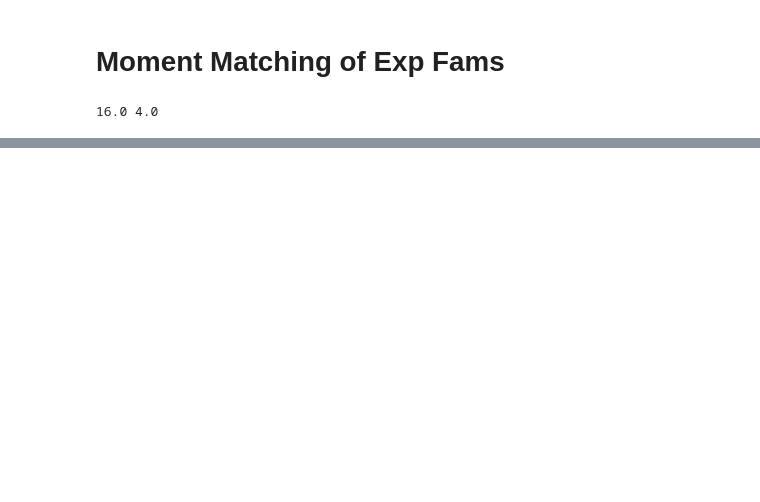
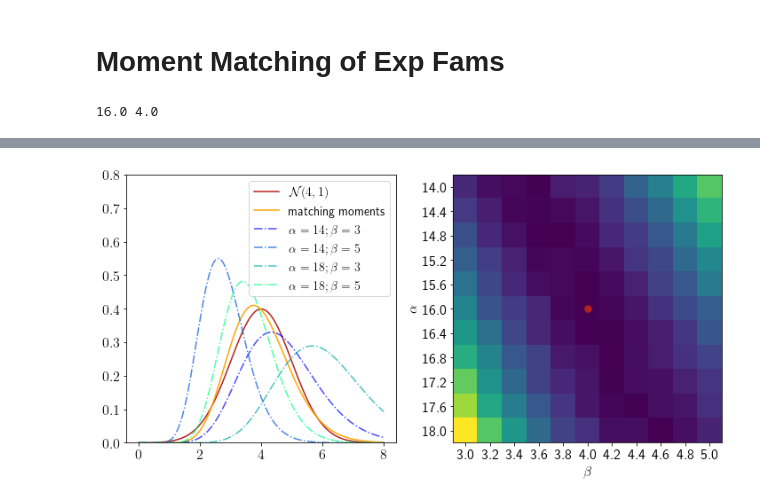
Before and after one commit to mariushobbhahn/Exponential_Families_visual_tutorial, a Jupyter notebook: ExpFam_Basics.ipynb, the cells around one changed output, grey strips where cells are left out. Cells and saved outputs as stored; diff of their text form; code cells hidden in the pictures; blank space fills up the shorter version.

```diff
--- a/ExpFam_Basics.ipynb
+++ b/ExpFam_Basics.ipynb
@@ -282,6 +304,13 @@ gamma_var = a2_g/l2**2
 
 gamma_mean_samples = np.mean(gamma_samples)
 gamma_var_samples = np.var(gamma_samples)
+
+
+plt.rc('xtick', labelsize=16)
+plt.rc('ytick', labelsize=16)
+plt.rc('axes', labelsize=16)
+legend_size=14
+title_size=16
 
 plt.figure(figsize=(10, 5))
 plt.plot(x_, gamma_pdf_moments, color='firebrick', label='Gamma pdf')
@@ -318,20 +355,27 @@ random_gamma_pdf = gamma_pdf(x_, a, b)
 a_s = [14, 18]
 b_s = [3, 5]
 
+plt.rc('xtick', labelsize=16)
+plt.rc('ytick', labelsize=16)
+plt.rc('axes', labelsize=16)
+legend_size=14
+title_size=16
+
 fig, ax = plt.subplots(1, 2, figsize=(10,5))
-ax[0].plot(x_, random_norm_pdf)
+ax[0].plot(x_, random_norm_pdf, color='firebrick', label=r'$\mathcal{N}(4, 1)$')
 ax[0].plot(x_, random_gamma_pdf, color='orange', label='matching moments')
 
 evenly_spaced_interval = np.linspace(0, 1, 4)
-colors = [cm.autumn(x) for x in evenly_spaced_interval]
+colors = [cm.winter(x) for x in evenly_spaced_interval]
 
 idx = 0
 for a_ in a_s:
     for b_ in b_s:
-        ax[0].plot(x_, gamma_pdf(x_, a_, b_), '-.', color=colors[idx], alpha=0.5, label=r'$\alpha={}; \beta={}$'.format(a_, b_))
+        ax[0].plot(x_, gamma_pdf(x_, a_, b_), '-.', color=colors[idx], alpha=0.7, label=r'$\alpha={}; \beta={}$'.format(a_, b_))
         idx += 1
 
-ax[0].legend()
+ax[0].legend(loc='upper right', prop={'size': legend_size})
+ax[0].set_ylim(0, 0.8)
 
 ## compute KL divergence
 a_space = np.linspace(a_s[0], a_s[1], 10+1)
@@ -371,0 +415 @@ plt.show();
+[figure, added]
```
Also changed, not shown: parts of 7 cells of this notebook, 6 other files.
